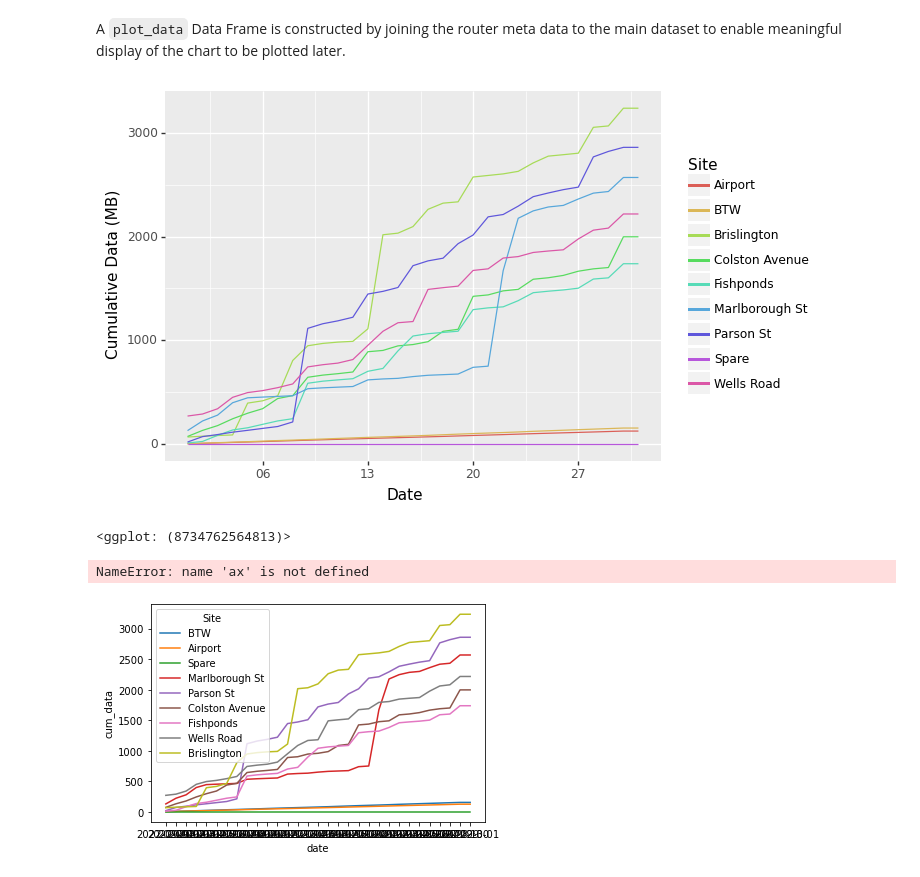
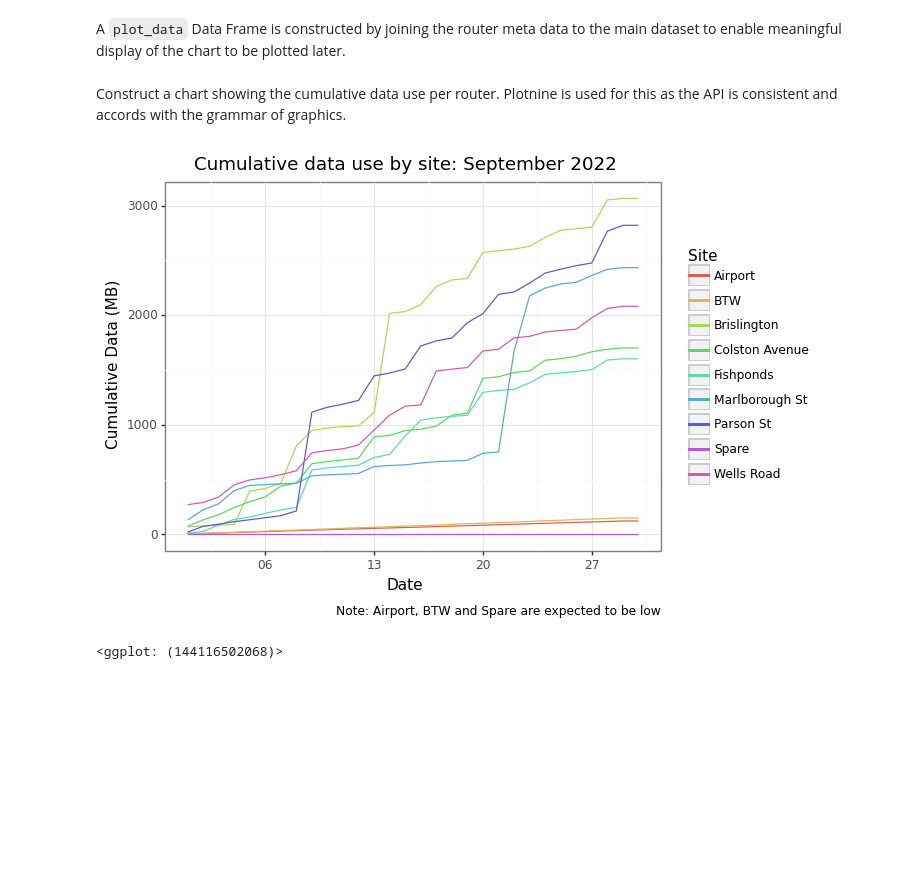
Before and after one commit to stevecrawshaw/L4, a Jupyter notebook: project-2-diagnostics/teltonika/teltonika_test.ipynb, the cells around one changed output. Cells and saved outputs as stored; diff of their text form; code cells hidden in the pictures; blank space fills up the shorter version.

```diff
--- a/project-2-diagnostics/teltonika/teltonika_test.ipynb
+++ b/project-2-diagnostics/teltonika/teltonika_test.ipynb
@@ -15,9 +16,13 @@ bearer = f'Bearer {pat}'
 # %% [markdown]
 The performance metrics are queried for each month - as defined by start and end dates supplied as variables in the cell below. In addition we define fields for data collected by the routers which may indicate performance in various ways. Of key interest is data usage (collected via a separate end point later).
 # %%
+from datetime import datetime
+
 start_date = "2022-09-01"
-end_date = "2022-10-01"
+end_date = "2022-09-30"
 
+moi  = str(datetime.fromisoformat(start_date).strftime("%B"))
+yoi = str(datetime.fromisoformat(start_date).strftime("%Y"))
 fields = """id,model,name,serial,mac,wlan_mac,mqtt,
 last_connection_at,updated_at,status,temperature,
 signal,cell_id,connection_uptime,iccid,operator,router_uptime,wan_ip"""
@@ -139,7 +141,13 @@ Further, it is useful to see the cumulative data use for each month as exceededi
+# %%
+def day_of_month(datestring):
+    dom  = datetime.fromisoformat(datestring).strftime("%d")
+    return dom
 # %%
-bigdf['total_data'] = (bigdf['sim1_rx'] + bigdf['sim1_tx']) / (1024 * 1024)
-bigdf.drop(columns = ['sim1_rx', 'sim2_rx', 'sim2_tx', 'sim1_tx'], inplace = True)
+stacked_df = bigdf.copy()
+stacked_df['total_data'] = (stacked_df['sim1_rx'] + stacked_df['sim1_tx']) / (1024 * 1024)
+stacked_df.drop(columns = ['sim1_rx', 'sim2_rx', 'sim2_tx', 'sim1_tx'], inplace = True)
 
-# df['cumsum'] = df.groupby('id')['val'].transform(pd.Series.cumsum)
+stacked_df['day_of_month'] = stacked_df['date'].apply(day_of_month)
 
-bigdf['cum_data'] = bigdf.groupby('i_d')['total_data'].transform(pd.Series.cumsum)
+stacked_df['cum_data'] = stacked_df.groupby('i_d')['total_data'].transform(pd.Series.cumsum)
+stacked_df
@@ -146,21 +168,15 @@ bigdf['cum_data'] = bigdf.groupby('i_d')['total_data'].transform(pd.Series.cumsu
 # %% [markdown]
 A `plot_data` Data Frame is constructed by joining the router meta data to the main dataset to enable meaningful display of the chart to be plotted later.
 # %%
-plot_data = pd.merge(left = bigdf, right = site_routers_df, left_on = 'i_d', right_on = 'id', how = 'inner')
+plot_data = pd.merge(left = stacked_df, right = site_routers_df, left_on = 'i_d', right_on = 'id', how = 'inner')
+# %% [markdown]
+Construct a chart showing the cumulative data use per router. Plotnine is used for this as the API is consistent and accords with the grammar of graphics.
 # %%
-
 (plotnine.ggplot(plot_data, aes('date', 'cum_data', group = 'factor(Site)', color = 'factor(Site)')) +
 geom_line() +
 scale_x_date(breaks = "1 week", date_labels = "%d") +
-labs(x = "Date", colour = "Site", y = "Cumulative Data (MB)"))
+labs(x = "Date", colour = "Site", y = "Cumulative Data (MB)", title = f"Cumulative data use by site: {moi} {yoi}", caption = "Note: Airport, BTW and Spare are expected to be low") +
+theme_bw())
 # %% [output]
-[figure, old version]
+[figure, new version]
-<ggplot: (8734762564813)>
+<ggplot: (144116502068)>
-# %%
-# sns.lineplot(data=flights, x="year", y="passengers", hue="month")
-
-sns.lineplot(data = plot_data, x = 'date', y = 'cum_data', hue = 'Site' )
-ax.xaxis.set_major_formatter(DateFormatter('%d'))
-# %% [output]
-NameError: name 'ax' is not defined
-[figure, removed]
```
Also changed, not shown: parts of 6 cells of this notebook, 2 other files.
